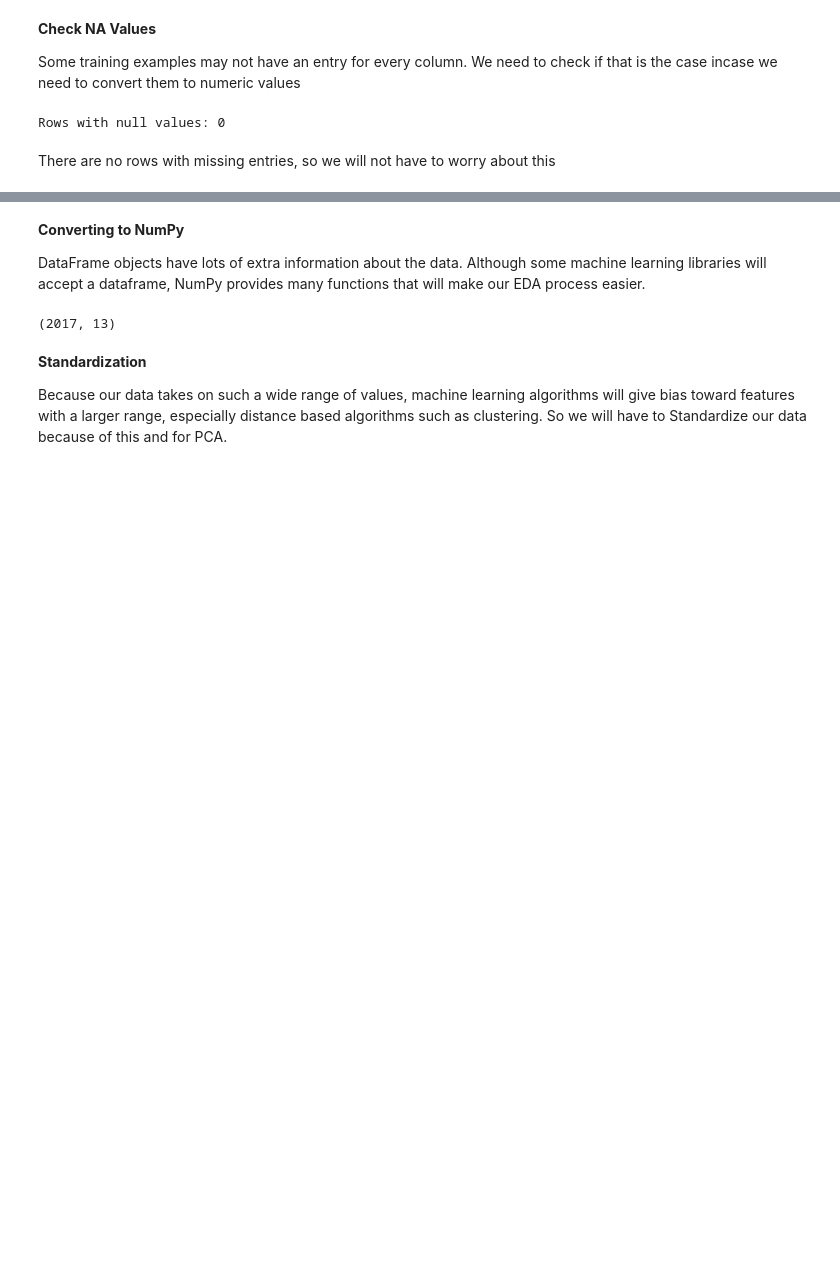
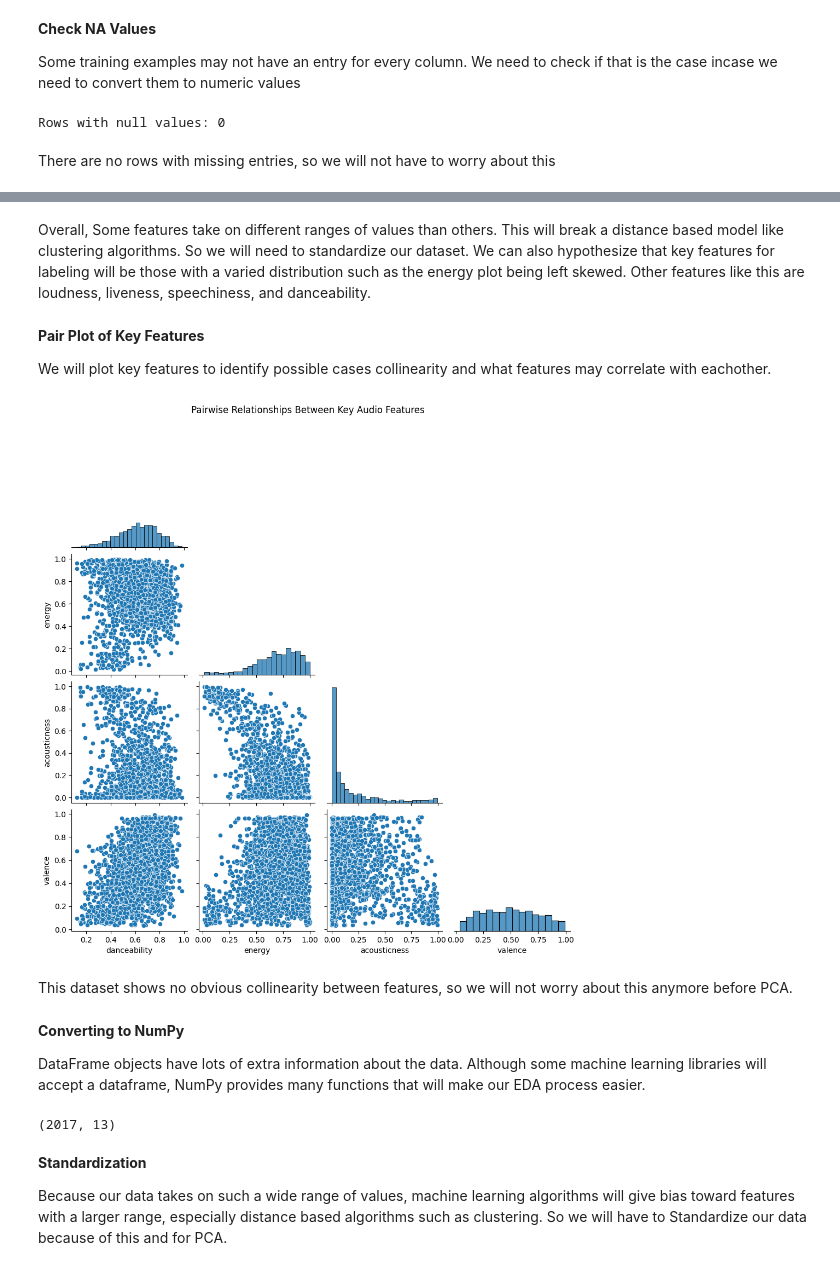
Before and after one commit to mckomisarek878/spotify-song-clustering, a Jupyter notebook: spotify-song-clustering.ipynb, the cells around one changed output, grey strips where cells are left out. Drawn from its saved outputs; the diff is of its cells as text; code cells hidden in the pictures; blank space fills up the shorter version.

```diff
--- a/spotify-song-clustering.ipynb
+++ b/spotify-song-clustering.ipynb
@@ -111,3 +133,21 @@ import matplotlib.pyplot as plt
+# %% [markdown]
+Overall, Some features take on different ranges of values than others. This will break a distance based model like clustering algorithms. So we will need to standardize our dataset. We can also hypothesize that key features for labeling will be those with a varied distribution such as the energy plot being left skewed. Other features like this are loudness, liveness, speechiness, and danceability.
+# %% [markdown]
+**Pair Plot of Key Features**
+
+We will plot key features to identify possible cases collinearity and what features may correlate with eachother.
+# %%
+import seaborn as sns
+
+subset = train_df[["danceability", "energy", "acousticness", "valence"]]
+
+sns.pairplot(subset, corner=True)
+plt.suptitle("Pairwise Relationships Between Key Audio Features", y=1.02)
+plt.show()
+# %% [output]
+[figure, added]
+# %% [markdown]
+This dataset shows no obvious collinearity between features, so we will not worry about this anymore before PCA.
 # %% [markdown]
 **Converting to NumPy**
 
```
Also changed, not shown: parts of 10 cells of this notebook.
